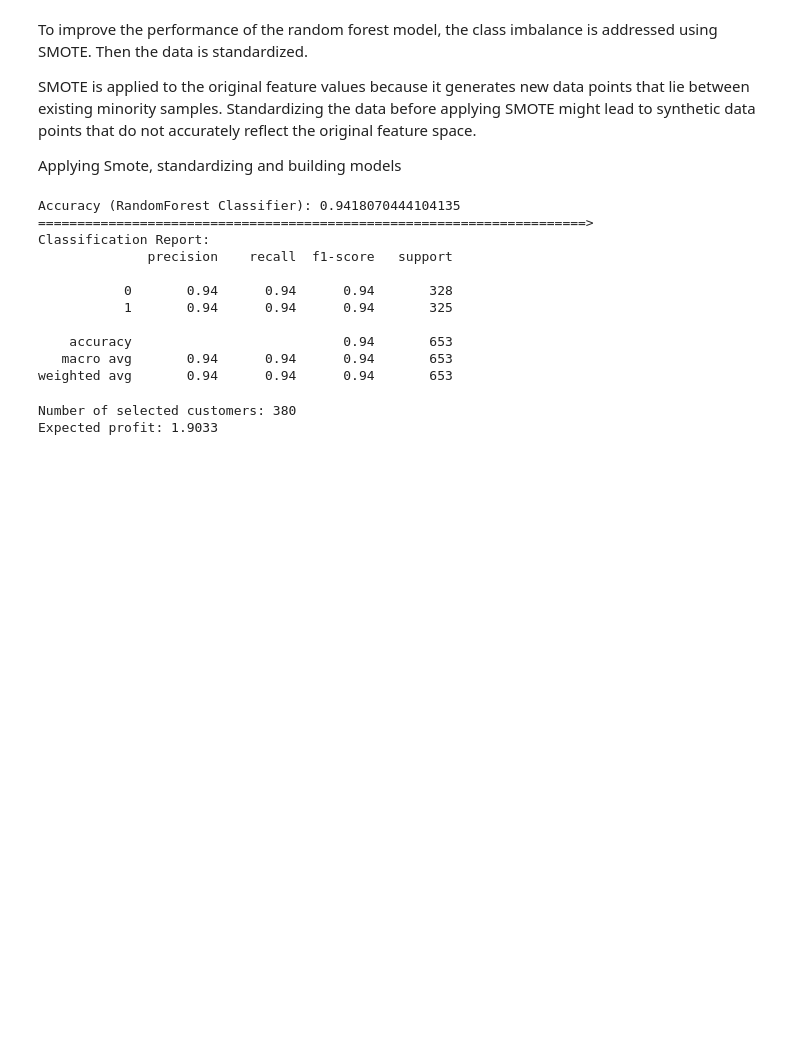
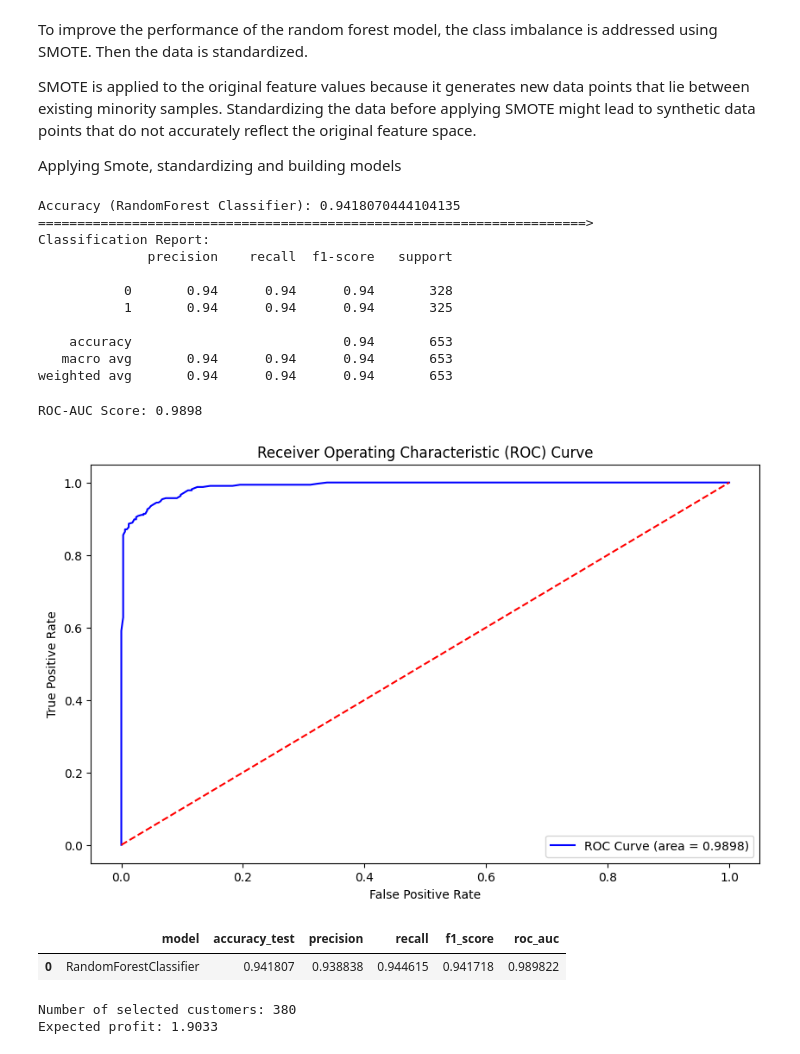
Before and after one commit to D-ote/Marketing-Campaign-Analysis, a Jupyter notebook: Customer_Clusters.ipynb, the cells around one changed output. Drawn from its saved outputs; the diff is of its cells as text; code cells hidden in the pictures; blank space fills up the shorter version.

```diff
--- a/Customer_Clusters.ipynb
+++ b/Customer_Clusters.ipynb
@@ -929,6 +933,45 @@ Classification Report:
     accuracy                           0.94       653
    macro avg       0.94      0.94      0.94       653
 weighted avg       0.94      0.94      0.94       653
+# %%
+
+from sklearn.metrics import roc_curve, roc_auc_score, auc
+
+roc_auc = roc_auc_score(y_test, y_proba)
+print(f'ROC-AUC Score: {roc_auc:.4f}')
+
+fpr, tpr, thresholds = roc_curve(y_test, y_proba)
+
+plt.figure(figsize=(10, 6))
+plt.plot(fpr, tpr, color='blue', label=f'ROC Curve (area = {roc_auc:.4f})')
+plt.plot([0, 1], [0, 1], color='red', linestyle='--')
+plt.xlabel('False Positive Rate')
+plt.ylabel('True Positive Rate')
+plt.title('Receiver Operating Characteristic (ROC) Curve')
+plt.legend(loc='lower right')
+plt.show()
+# %% [output]
+ROC-AUC Score: 0.9898
+[figure, added]
+# %%
+# Calculate metrics
+metrics = {
+    'model': 'RandomForestClassifier',
+    'accuracy_test': accuracy_score(y_test, y_test_pred_rf),
+    'precision': precision_score(y_test, y_test_pred_rf),
+    'recall': recall_score(y_test, y_test_pred_rf),
+    'f1_score': f1_score(y_test, y_test_pred_rf),
+    'roc_auc': roc_auc_score(y_test, y_proba)
+}
+
+# Create a DataFrame
+results_df = pd.DataFrame([metrics])
+
+# Display the DataFrame
+display(results_df)
+# %% [output]
+|  | model | accuracy_test | precision | recall | f1_score | roc_auc |
+| 0 | RandomForestClassifier | 0.941807 | 0.938838 | 0.944615 | 0.941718 | 0.989822 |
 # %%
 # Predict probabilities
 y_proba = model.predict_proba(X_test)[:, 1]
```
Also changed, not shown: parts of 12 cells of this notebook.
